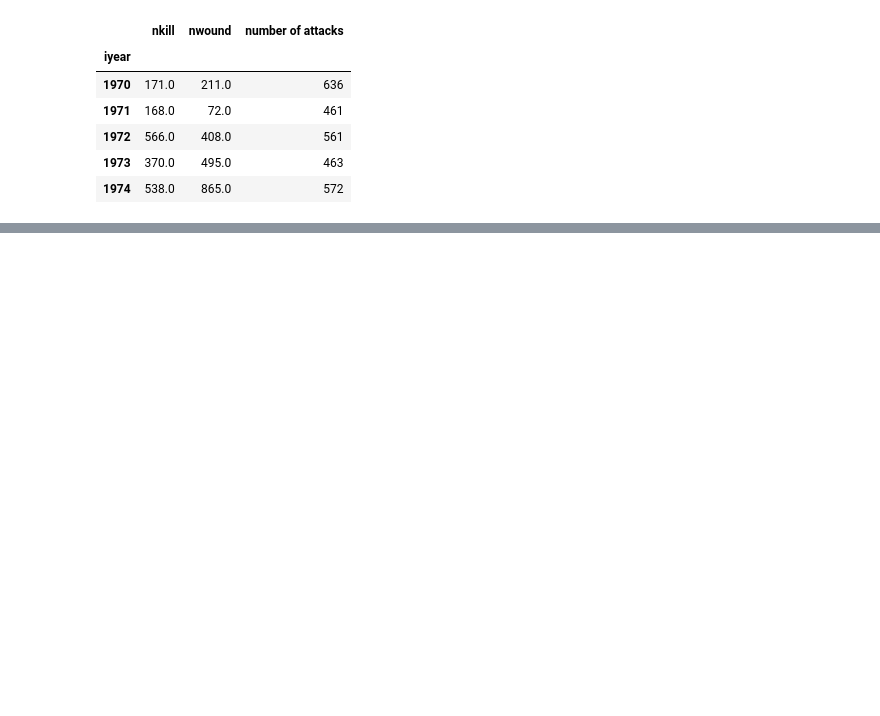
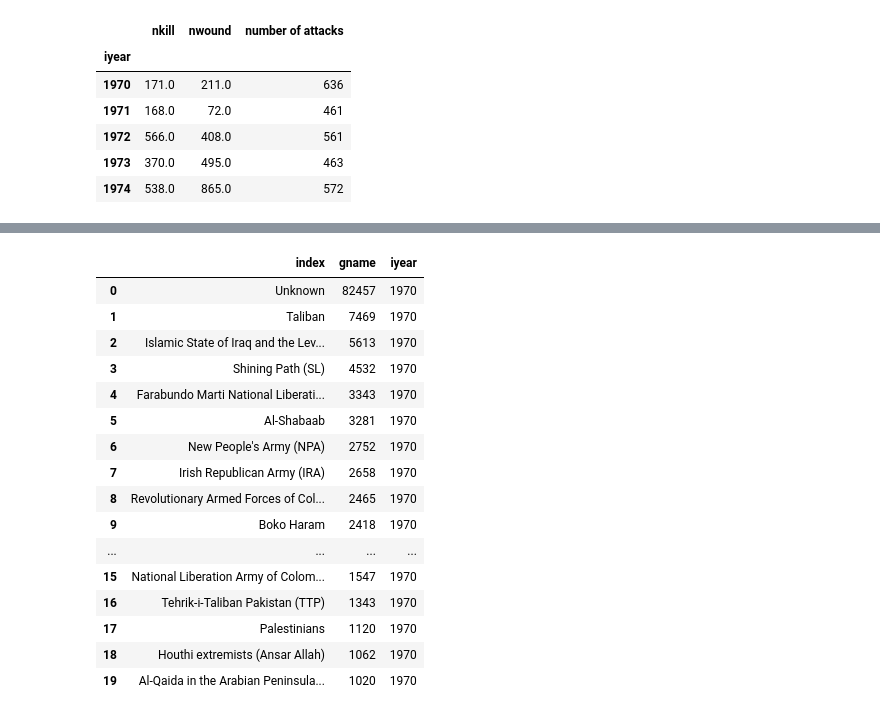
Before and after one commit to Oumar199/TerroristAttackDashboard, a Jupyter notebook: exploration.ipynb, the cells around one changed output, grey strips where cells are left out. Drawn from its saved outputs; the diff is of its cells as text; code cells hidden in the pictures; blank space fills up the shorter version.

```diff
--- a/exploration.ipynb
+++ b/exploration.ipynb
@@ -228,0 +327,26 @@ fig.show()
+# %%
+top_attac=cleaned_data['gname'].value_counts()
+#top_attac=top_attac.value_counts()
+top_attac=top_attac.reset_index()
+top_attac['iyear']=cleaned_data['iyear']
+# %%
+top_attac=top_attac.head(20)
+top_attac
+# %% [output]
+|  | index | gname | iyear |
+| 0 | Unknown | 82457 | 1970 |
+| 1 | Taliban | 7469 | 1970 |
+| 2 | Islamic State of Iraq and the Lev... | 5613 | 1970 |
+| 3 | Shining Path (SL) | 4532 | 1970 |
+| 4 | Farabundo Marti National Liberati... | 3343 | 1970 |
+| 5 | Al-Shabaab | 3281 | 1970 |
+| 6 | New People's Army (NPA) | 2752 | 1970 |
+| 7 | Irish Republican Army (IRA) | 2658 | 1970 |
+| 8 | Revolutionary Armed Forces of Col... | 2465 | 1970 |
+| 9 | Boko Haram | 2418 | 1970 |
+| ... | ... | ... | ... |
+| 15 | National Liberation Army of Colom... | 1547 | 1970 |
+| 16 | Tehrik-i-Taliban Pakistan (TTP) | 1343 | 1970 |
+| 17 | Palestinians | 1120 | 1970 |
+| 18 | Houthi extremists (Ansar Allah) | 1062 | 1970 |
+| 19 | Al-Qaida in the Arabian Peninsula... | 1020 | 1970 |
```
Also changed, not shown: parts of 36 cells of this notebook.
